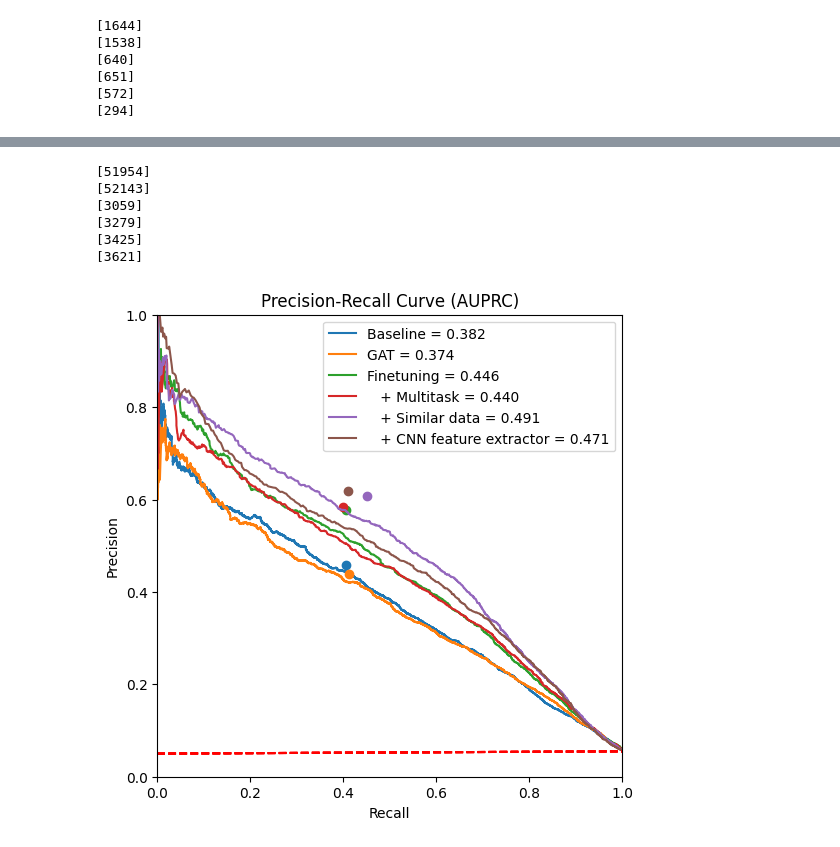
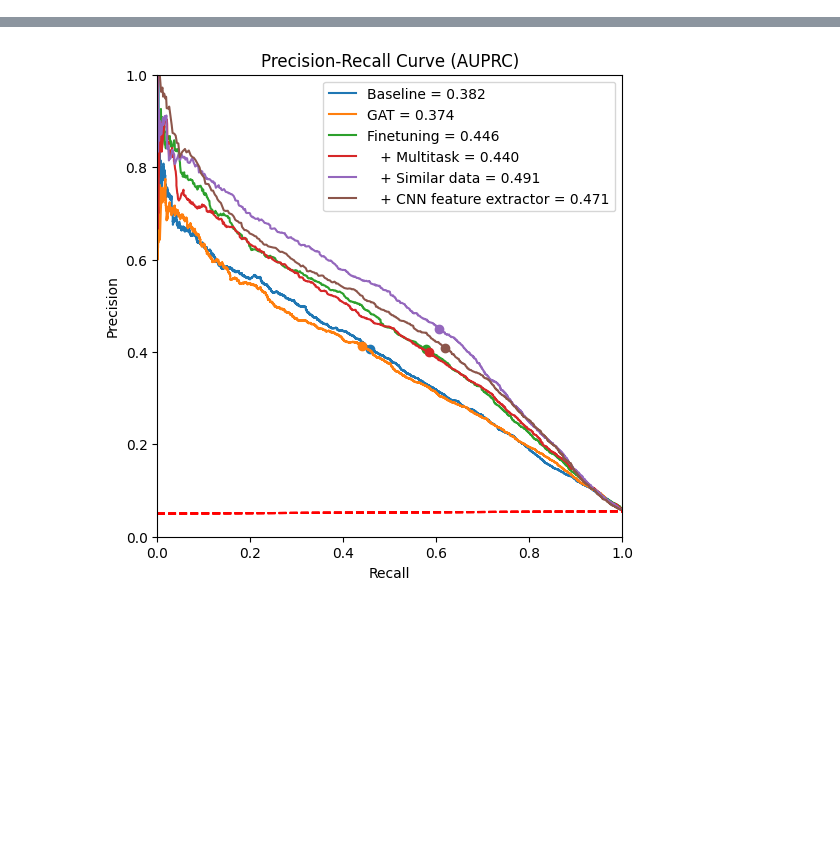
Before and after one commit to skrhakv/cryptic-finetuning, a Jupyter notebook: src/models/auc-auprc/auc-auprc.ipynb, the cells around one changed output, grey strips where cells are left out. Saved outputs shown, nothing was run; the diff lists cells and outputs as text; code cells hidden in the pictures; blank space fills up the shorter version.

```diff
--- a/src/models/auc-auprc/auc-auprc.ipynb
+++ b/src/models/auc-auprc/auc-auprc.ipynb
@@ -47,45 +47,31 @@ for graph_type in ['rocauc', 'auprc']:
         thresholds = data['arr_2']
 
         threshold = decision_threshold_dict[model]
         color = list(mcolors.TABLEAU_COLORS)[i]
         nearest_idx = np.where(abs(thresholds-threshold) == abs(thresholds-threshold).min())[0]
 
-        print(nearest_idx)
-        plt.plot(fpr[nearest_idx], tpr[nearest_idx], color=color, marker='o')
         plt.xlim([0, 1])
         plt.ylim([0, 1])
 
         if graph_type == 'rocauc':
             plt.plot(fpr[nearest_idx], tpr[nearest_idx], color=color, marker='o')
             plt.plot(fpr, tpr, label = f'{names_dict[model]} = {rocauc_dict[model]:.3f}')
             plt.title('Receiver Operating Characteristic (AUC)')
             plt.plot([0, 1], [0, 1],'r--')
             plt.ylabel('True Positive Rate')
             plt.xlabel('False Positive Rate')
             plt.legend(loc = 'lower right')
 
         elif graph_type == 'auprc':
             plt.plot(tpr[nearest_idx], fpr[nearest_idx], color=color, marker='o')
             plt.plot(tpr, fpr, label = f'{names_dict[model]} = {auprc_dict[model]:.3f}')
             plt.title('Precision-Recall Curve (AUPRC)')
             plt.plot([0, 1], [0.05, 0.055], 'r--')
             plt.ylabel('Precision')
             plt.xlabel('Recall')
             plt.legend(loc = 'upper right')
 
     plt.show()
 # %% [output]
-[1644]
-[1538]
-[640]
-[651]
-[572]
-[294]
 [figure]
-[51954]
-[52143]
-[3059]
-[3279]
-[3425]
-[3621]
-[figure, old version]
+[figure, new version]
```
Also changed, not shown: 4 other files.
